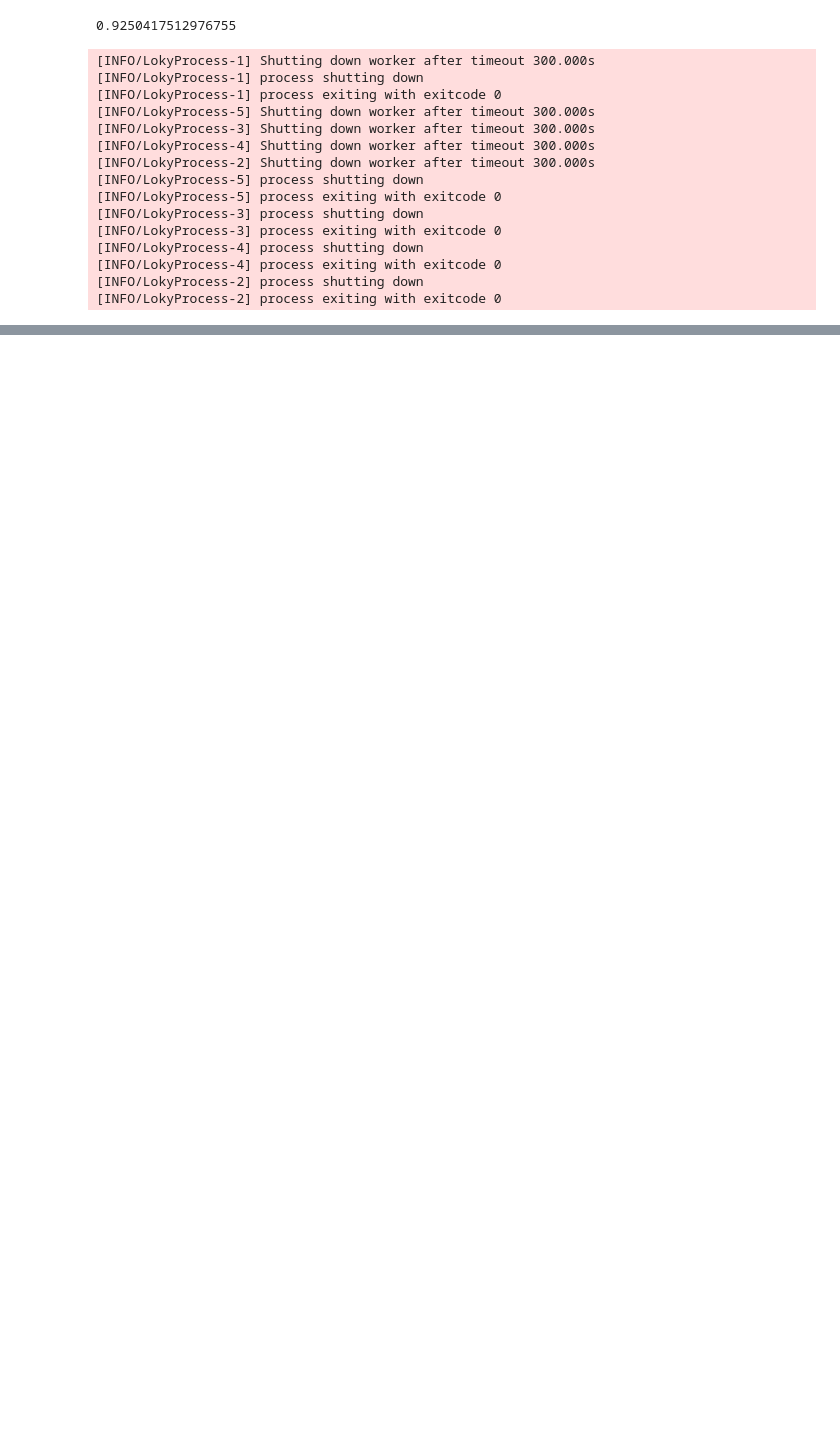
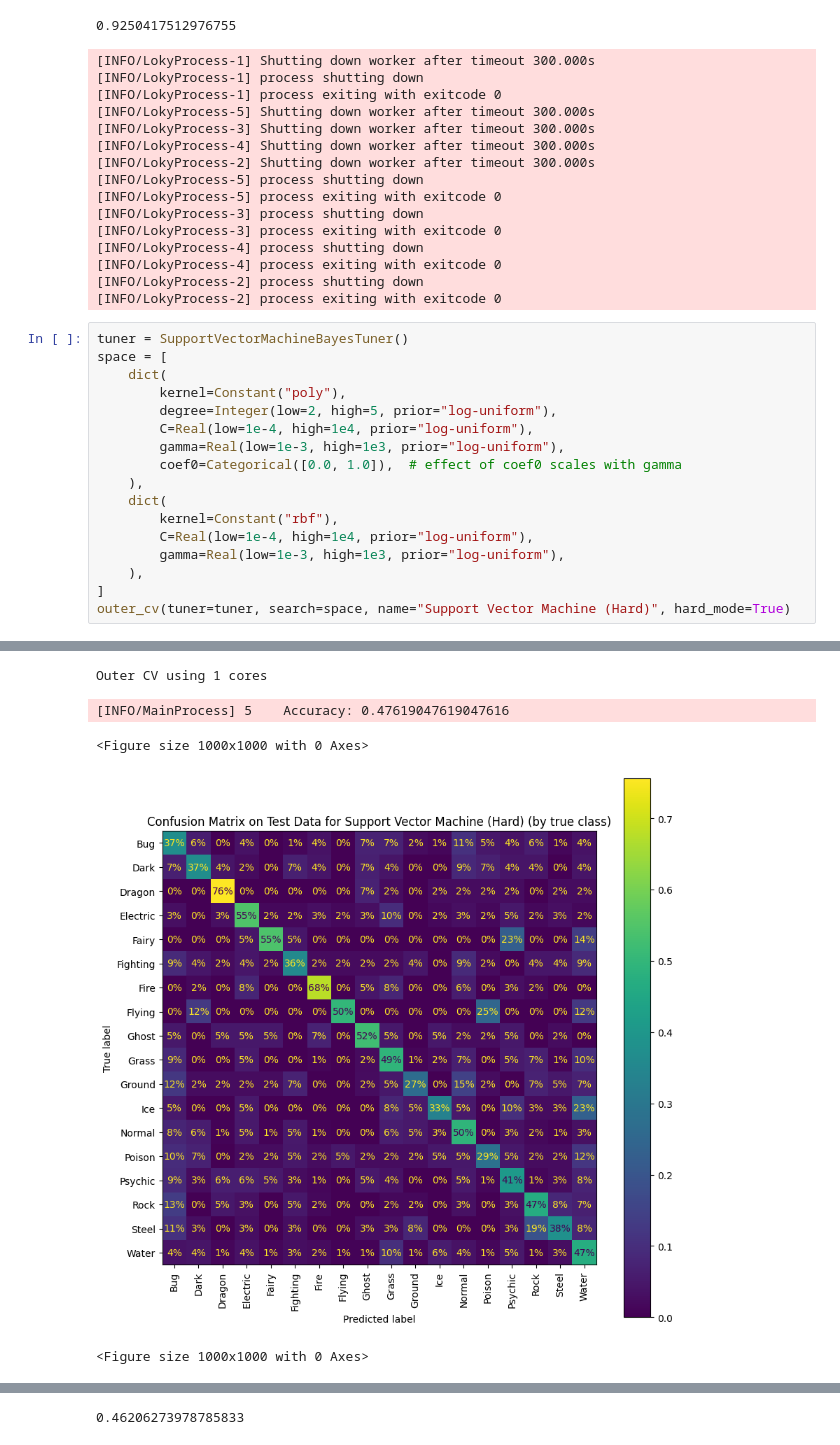
Before and after one commit to xujustinj/pokemon-type-classification, a Jupyter notebook: src/support_vector_machine.ipynb, the cells around one changed output, grey strips where cells are left out. Drawn from its saved outputs; the diff is of its cells as text; blank space fills up the shorter version.

```diff
--- a/src/support_vector_machine.ipynb
+++ b/src/support_vector_machine.ipynb
@@ -79,3 +79,21 @@ Outer CV using 1 cores
 [INFO/LokyProcess-4] process exiting with exitcode 0
 [INFO/LokyProcess-2] process shutting down
 [INFO/LokyProcess-2] process exiting with exitcode 0
+# %%
+tuner = SupportVectorMachineBayesTuner()
+space = [
+    dict(
+        kernel=Constant("poly"),
+        degree=Integer(low=2, high=5, prior="log-uniform"),
+        C=Real(low=1e-4, high=1e4, prior="log-uniform"),
+        gamma=Real(low=1e-3, high=1e3, prior="log-uniform"),
+        coef0=Categorical([0.0, 1.0]),  # effect of coef0 scales with gamma
+    ),
+    dict(
+        kernel=Constant("rbf"),
+        C=Real(low=1e-4, high=1e4, prior="log-uniform"),
+        gamma=Real(low=1e-3, high=1e3, prior="log-uniform"),
+    ),
+]
+outer_cv(tuner=tuner, search=space, name="Support Vector Machine (Hard)", hard_mode=True)
+# %% [output]
@@ -81,0 +114,5 @@ Outer CV using 1 cores
+Outer CV using 1 cores
+[INFO/MainProcess] 5    Accuracy: 0.47619047619047616
+<Figure size 1000x1000 with 0 Axes>
+[figure, added]
+<Figure size 1000x1000 with 0 Axes>
@@ -81,0 +120 @@ Outer CV using 1 cores
+0.46206273978785833
```
Also changed, not shown: parts of 1 cell of this notebook, 21 other files.
